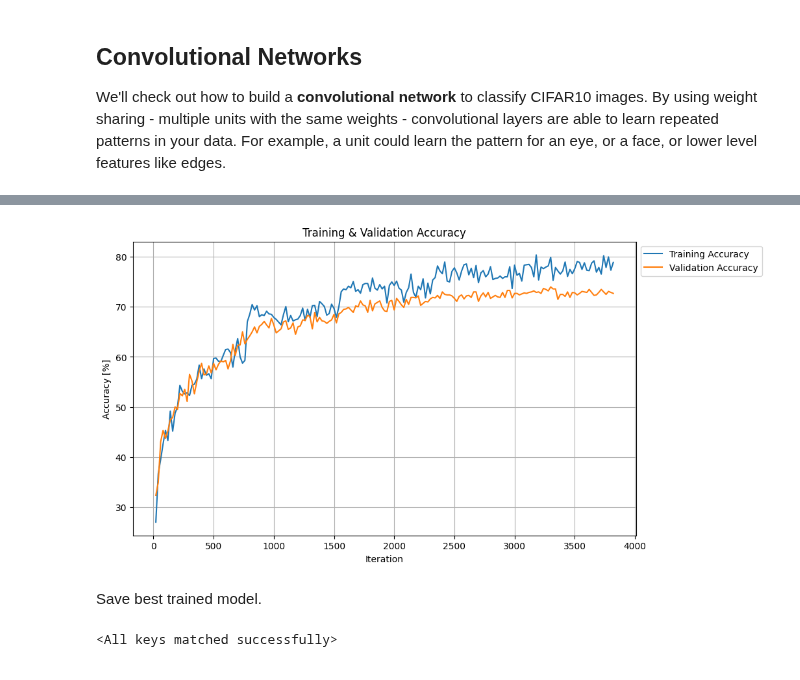
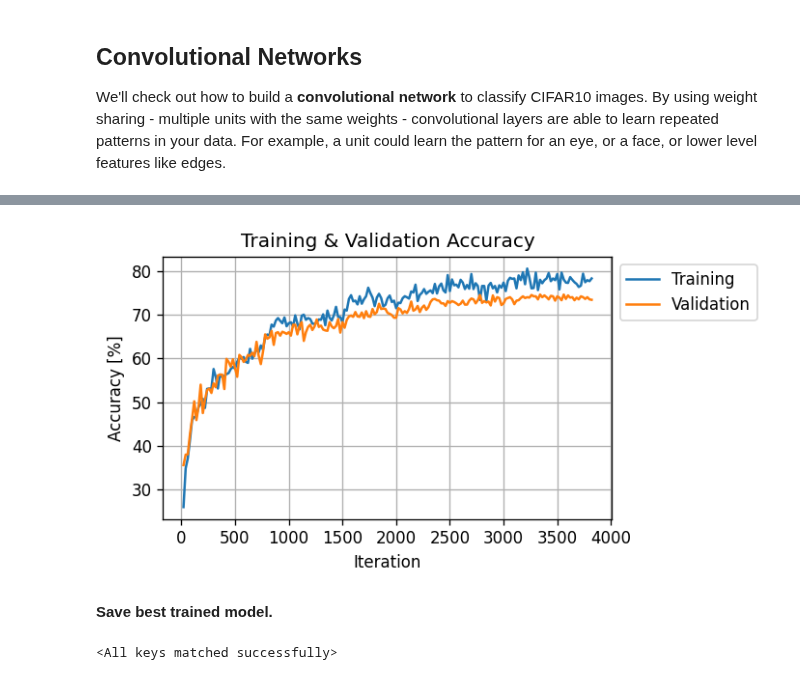
Before and after one commit to lucarezzonico/Colab-GUI, a Jupyter notebook: GUI_DLAV_TP3.ipynb, the cells around one changed output, grey strips where cells are left out. Cells and saved outputs as stored; diff of their text form; code cells hidden in the pictures.

```diff
--- a/GUI_DLAV_TP3.ipynb
+++ b/GUI_DLAV_TP3.ipynb
@@ -465,4 +435,0 @@ Epoch: 5/5.. Training Loss: 1.1499.. Validation Loss: 1.2509.. Training accuracy
-# %%
-# Plot settings
-plt.rcParams['figure.figsize'] = [10, 6]
-plt.rcParams['figure.dpi'] = 100
@@ -469,10 +454,26 @@ plt.rcParams['figure.dpi'] = 100
 # %%
-# Plotting the loss history for different learning rates
-plt.plot((np.arange(np.shape(loss_history_training)[0])+1)*print_every, loss_history_training, label='Training Loss')
-plt.plot((np.arange(np.shape(loss_history_validation)[0])+1)*print_every, loss_history_validation, label='Validation Loss')
-plt.xlabel("Iteration")
-plt.ylabel("Loss")
-plt.title("Training & Validation Loss")
-plt.legend(bbox_to_anchor = (1, 1))
-plt.grid()
-plt.show() # Load the display window
+def plot_performance(plot_option, loss_history_training, loss_history_validation, accuracy_history_training, accuracy_history_validation, print_every):
+  # Plot settings
+  plt.rcParams['figure.figsize'] = [5, 3]
+  plt.rcParams['figure.dpi'] = 120
+
+  if plot_option == "Loss":
+    training_performance = loss_history_training
+    validation_performance = loss_history_validation
+    Y_LABEL = "Loss"
+    TITLE = "Training & Validation Loss"
+  elif plot_option == "Accuracy":
+    training_performance = accuracy_history_training
+    validation_performance = accuracy_history_validation
+    Y_LABEL = "Accuracy [%]"
+    TITLE = "Training & Validation Accuracy"
+
+  # Plotting the loss history for different learning rates
+  plt.plot((np.arange(np.shape(training_performance)[0])+1)*print_every, training_performance, label='Training')
+  plt.plot((np.arange(np.shape(validation_performance)[0])+1)*print_every, validation_performance, label='Validation')
+  plt.xlabel("Iteration")
+  plt.ylabel(Y_LABEL)
+  plt.title(TITLE)
+  plt.legend(bbox_to_anchor = (1, 1))
+  plt.grid()
+  plt.show() # Load the display window
@@ -481,16 +480,10 @@ plt.show() # Load the display window
-# %%
-# Plotting the loss history for different learning rates
-plt.plot((np.arange(np.shape(accuracy_history_training)[0])+1)*print_every, accuracy_history_training, label='Training Accuracy')
-plt.plot((np.arange(np.shape(accuracy_history_validation)[0])+1)*print_every, accuracy_history_validation, label='Validation Accuracy')
-plt.xlabel("Iteration")
-plt.ylabel("Accuracy [%]")
-plt.title("Training & Validation Accuracy")
-plt.legend(bbox_to_anchor = (1, 1))
-plt.grid()
-plt.show() # Load the display window
-# %% [output]
-[figure, removed]
+# %%
+#@title Plot Loss or Accuracy { run: "auto" }
+plot_option = "Accuracy" #@param ["Loss", "Accuracy"]
+plot_performance(plot_option, loss_history_training, loss_history_validation, accuracy_history_training, accuracy_history_validation, print_every)
+# %% [output]
+[figure, added]
 # %% [markdown]
-Save best trained model.
+**Save best trained model.**
 # %%
 ## You should be familiar with how to save a pytorch model (Make sure to save the model in your Drive)
```
Also changed, not shown: parts of 10 cells of this notebook, 2 other files.
